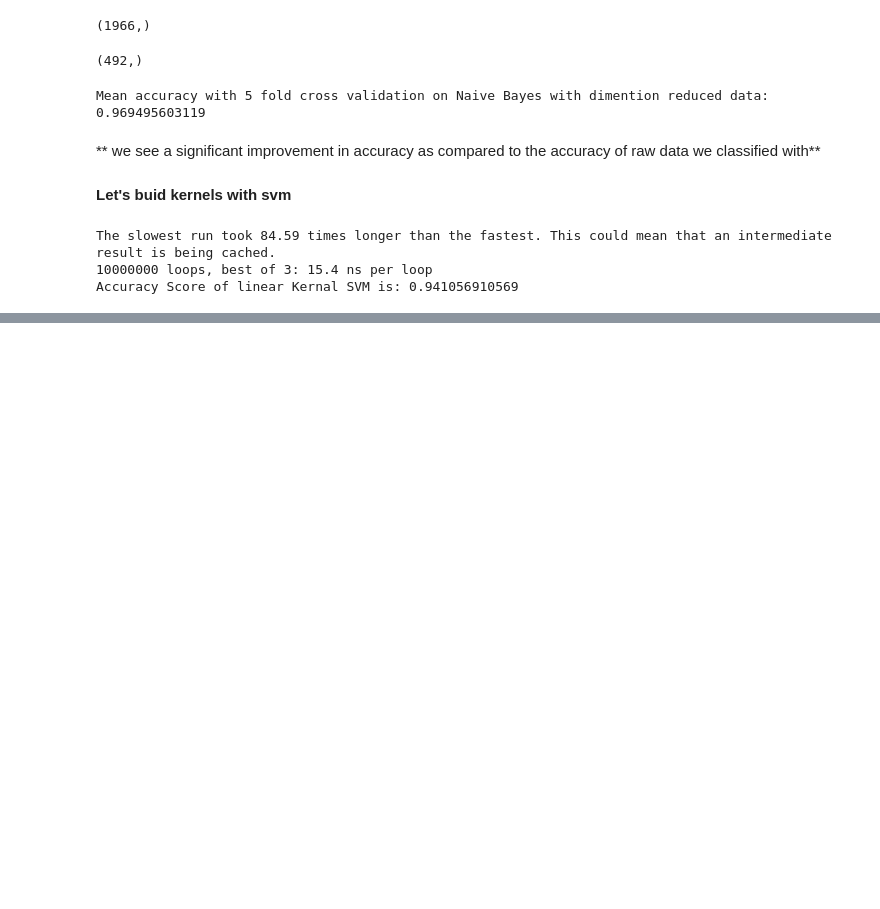
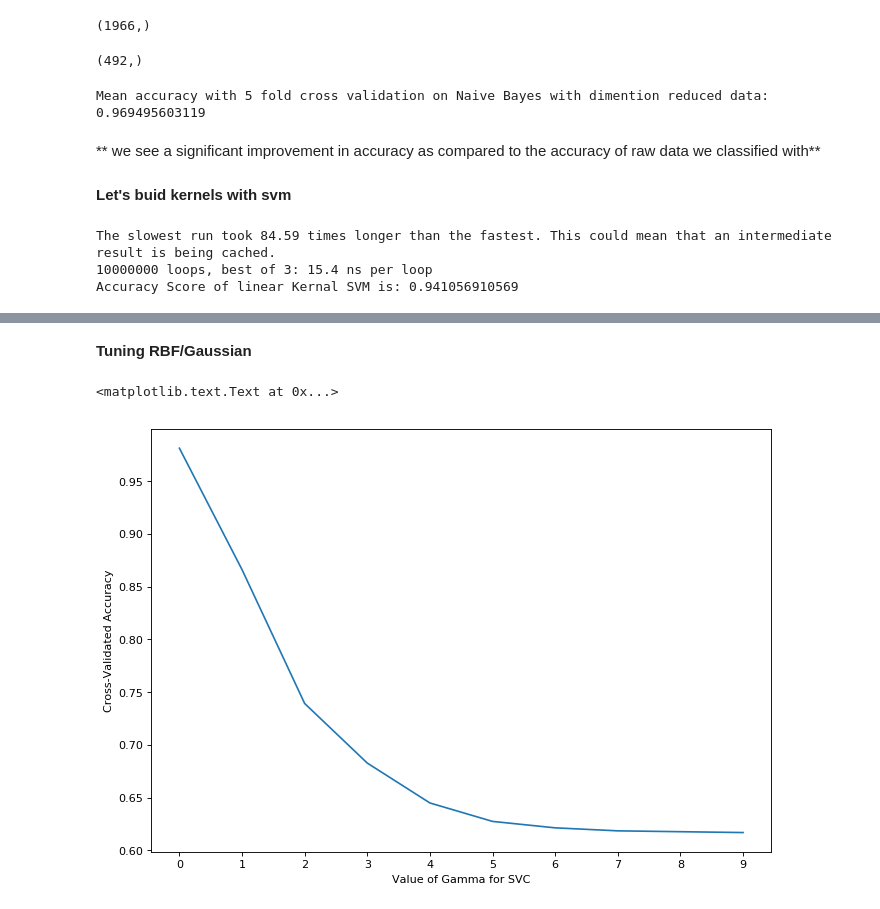
Before and after one commit to srikarpv/gender-recognition, a Jupyter notebook: gender recognition.ipynb, the cells around one changed output, grey strips where cells are left out. Drawn from its saved outputs; the diff is of its cells as text; code cells hidden in the pictures; blank space fills up the shorter version.

```diff
--- a/gender recognition.ipynb
+++ b/gender recognition.ipynb
@@ -480,0 +696,19 @@ DR_rbf_result = funct_svm('rbf',data_x2_train,data_y2_train,data_x2_test,data_y2
+# %% [markdown]
+**Tuning RBF/Gaussian**
+# %%
+# with normlized dataset
+accu_list = list()
+for c in np.arange(0.1,10,1):
+    result = funct_tune_svm('rbf',c,X3,y,5,'accuracy')
+    accu_list.append(result)
+# %%
+C_values=list(range(0,10))
+# value of C for SVM (x-axis) versus the cross-validated accuracy (y-axis)
+fig=plt.figure(figsize=(10, 7), dpi= 80, facecolor='w', edgecolor='k')
+plt.plot(C_values,accu_list)
+plt.xticks(np.arange(0,10,1))
+plt.xlabel('Value of Gamma for SVC')
+plt.ylabel('Cross-Validated Accuracy')
+# %% [output]
+<matplotlib.text.Text at 0x...>
+[figure, added]
```
Also changed, not shown: parts of 55 cells of this notebook, 1 other file.
